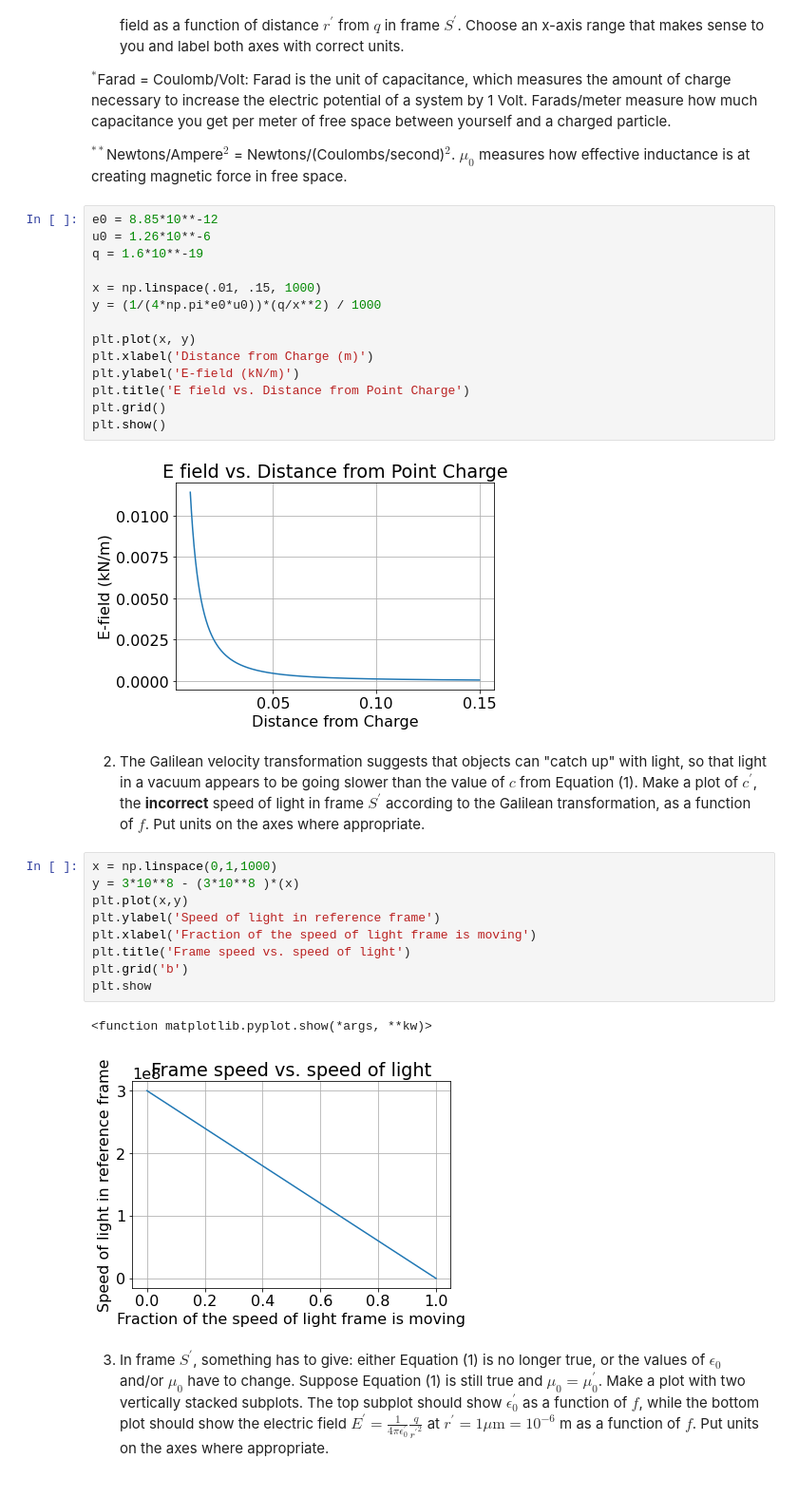
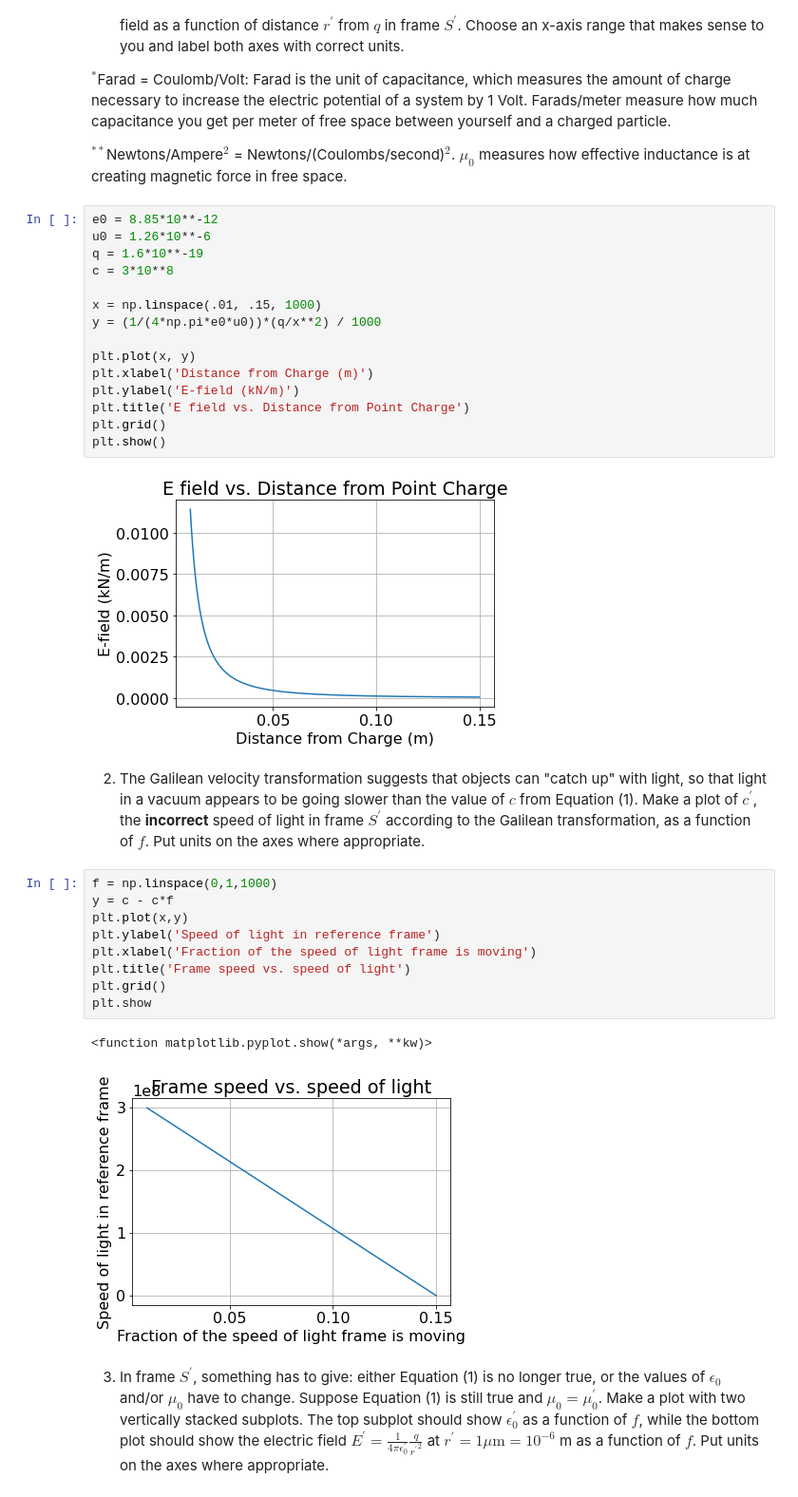
Before and after one commit to mitchrg/phys309, a Jupyter notebook: assignment1.ipynb, the cells around one changed output. Shown: that part at 95% size. Drawn from its saved outputs; the diff is of its cells as text.

```diff
--- a/assignment1.ipynb
+++ b/assignment1.ipynb
@@ -51,6 +51,7 @@ $^{**}$Newtons/Ampere$^2$ = Newtons/(Coulombs/second)$^2$. $\mu_0$ measures how
 e0 = 8.85*10**-12
 u0 = 1.26*10**-6
 q = 1.6*10**-19
+c = 3*10**8
 
 x = np.linspace(.01, .15, 1000)
 y = (1/(4*np.pi*e0*u0))*(q/x**2) / 1000
@@ -62,23 +63,23 @@ plt.title('E field vs. Distance from Point Charge')
 plt.grid()
 plt.show()
 # %% [output]
-[figure, old version]
+[figure, new version]
 # %% [markdown]
 <ol start=2>
     <li>The Galilean velocity transformation suggests that objects can "catch up" with light, so that light in a vacuum appears to be going slower than the value of $c$ from Equation (1). Make a plot of $c^{\prime}$, the <strong>incorrect</strong> speed of light in frame $S^{\prime}$ according to the Galilean transformation, as a function of $f$. Put units on the axes where appropriate.</li>
 </ol>
 # %%
-x = np.linspace(0,1,1000)
-y = 3*10**8 - (3*10**8 )*(x)
+f = np.linspace(0,1,1000)
+y = c - c*f
 plt.plot(x,y)
 plt.ylabel('Speed of light in reference frame')
 plt.xlabel('Fraction of the speed of light frame is moving')
 plt.title('Frame speed vs. speed of light')
-plt.grid('b')
+plt.grid()
 plt.show
 # %% [output]
 <function matplotlib.pyplot.show(*args, **kw)>
-[figure, old version]
+[figure, new version]
 # %% [markdown]
 <ol start=3>
     <li>In frame $S^{\prime}$, something has to give: either Equation (1) is no longer true, or the values of $\epsilon_0$ and/or $\mu_0$ have to change. Suppose Equation (1) is still true and $\mu_0 = \mu_0^{\prime}$. Make a plot with two vertically stacked subplots. The top subplot should show $\epsilon_0^{\prime}$ as a function of $f$, while the bottom plot should show the electric field $E^{\prime} = \frac{1}{4 \pi \epsilon_0^{\prime}} \frac{q}{{r^{\prime}}^2}$ at $r^{\prime} = 1 \mu \mathrm{m} = 10^{-6}$ m as a function of $f$. Put units on the axes where appropriate.</li>
```
Also changed, not shown: parts of 1 cell of this notebook.
